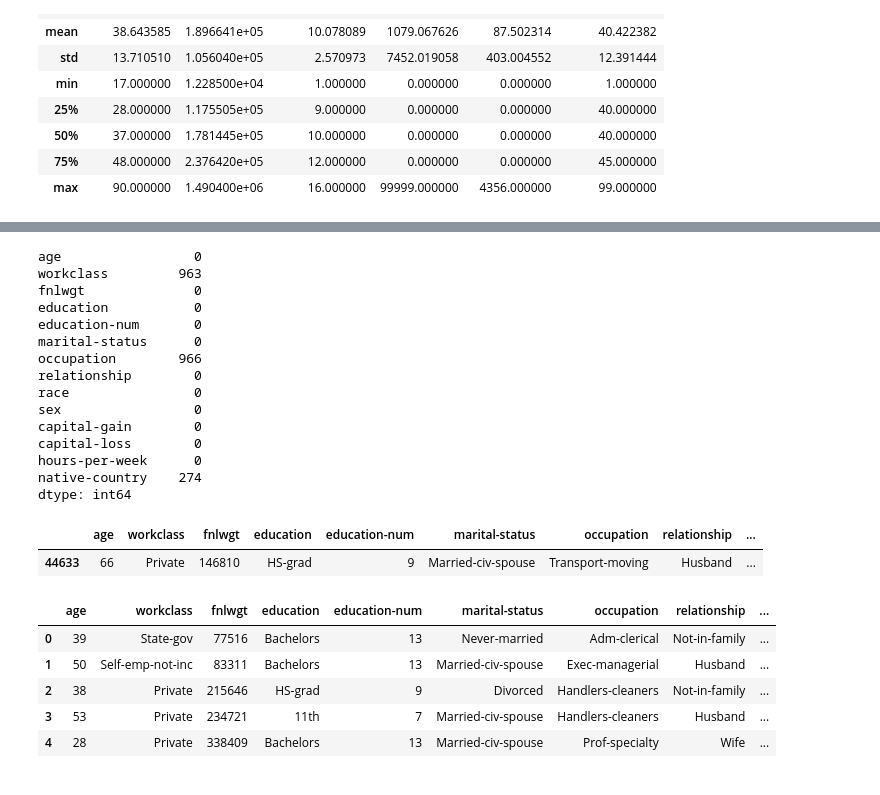
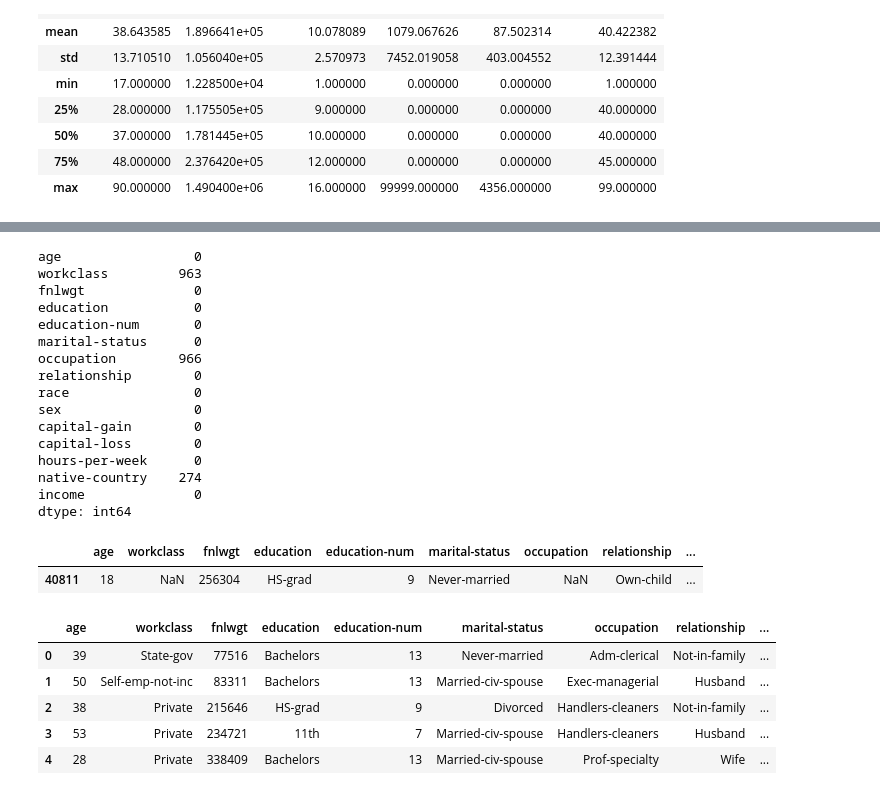
Before and after one commit to kmkri/ML_Assignments, a Jupyter notebook: Cencus_income.ipynb, the cells around one changed output, grey strips where cells are left out. Cells and saved outputs as stored; diff of their text form; code cells hidden in the pictures.

```diff
--- a/Cencus_income.ipynb
+++ b/Cencus_income.ipynb
@@ -182,0 +185,6 @@ print(adult.variables)
+# %%
+#Creating dataframe by joining features and target
+Xdata = pd.DataFrame(X)
+Ydata = pd.DataFrame(y, columns=['income'])
+adultDataFrame = pd.concat([Xdata,Ydata], axis = 1)
+adultDataFrame
@@ -231,5 +237,5 @@ X
 # %%
-X.isnull().sum()
+adultDataFrame.isnull().sum()
 # %% [output]
 age                 0
 workclass         963
@@ -245,10 +251,11 @@ capital-gain        0
 capital-loss        0
 hours-per-week      0
 native-country    274
+income              0
 dtype: int64
 # %%
-X.sample()
+adultDataFrame.sample()
 # %% [output]
 |  | age | workclass | fnlwgt | education | education-num | marital-status | occupation | relationship | ... |
-| 44633 | 66 | Private | 146810 | HS-grad | 9 | Married-civ-spouse | Transport-moving | Husband | ... |
+| 40811 | 18 | NaN | 256304 | HS-grad | 9 | Never-married | NaN | Own-child | ... |
 # %%
```
Also changed, not shown: parts of 8 cells of this notebook.
